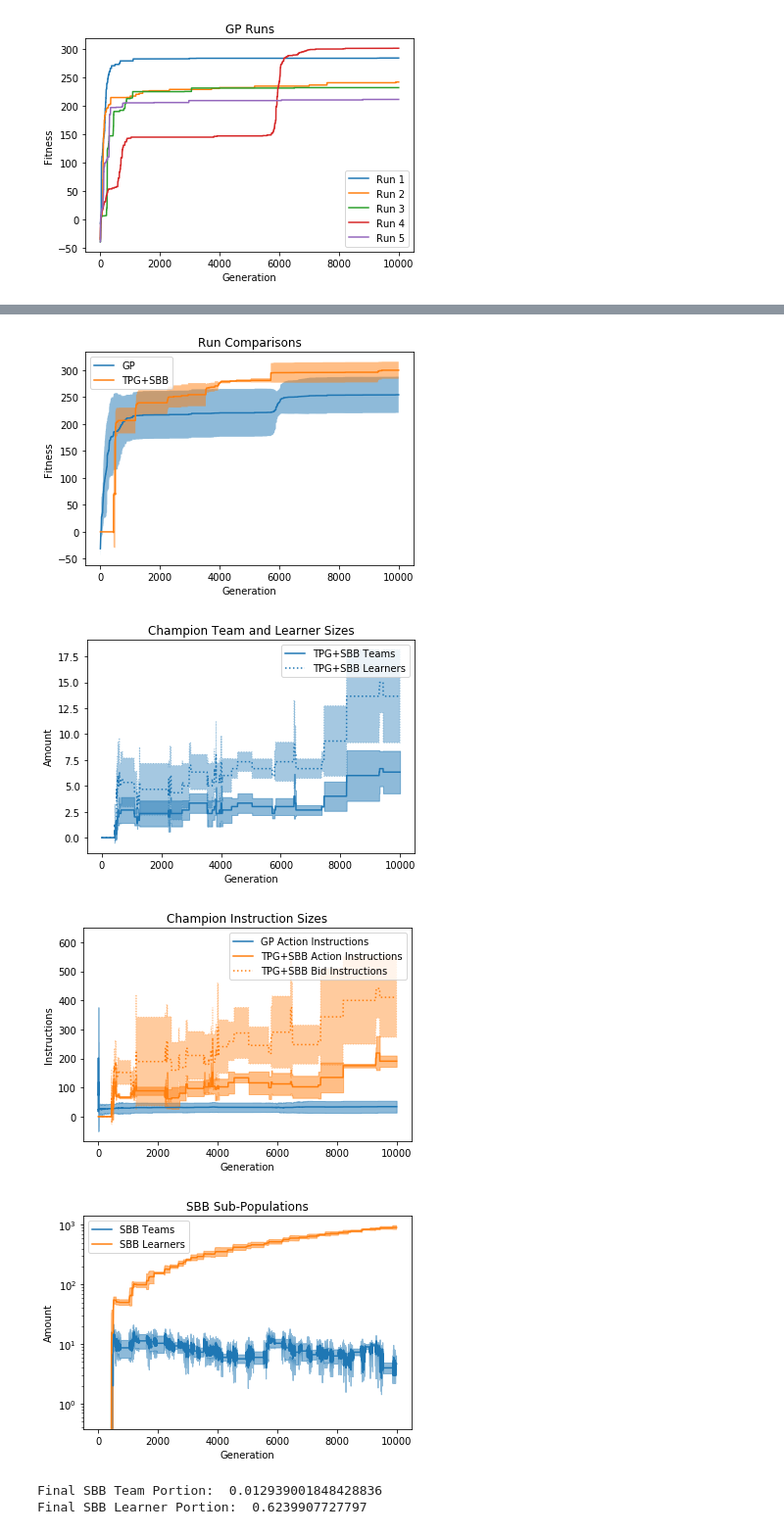
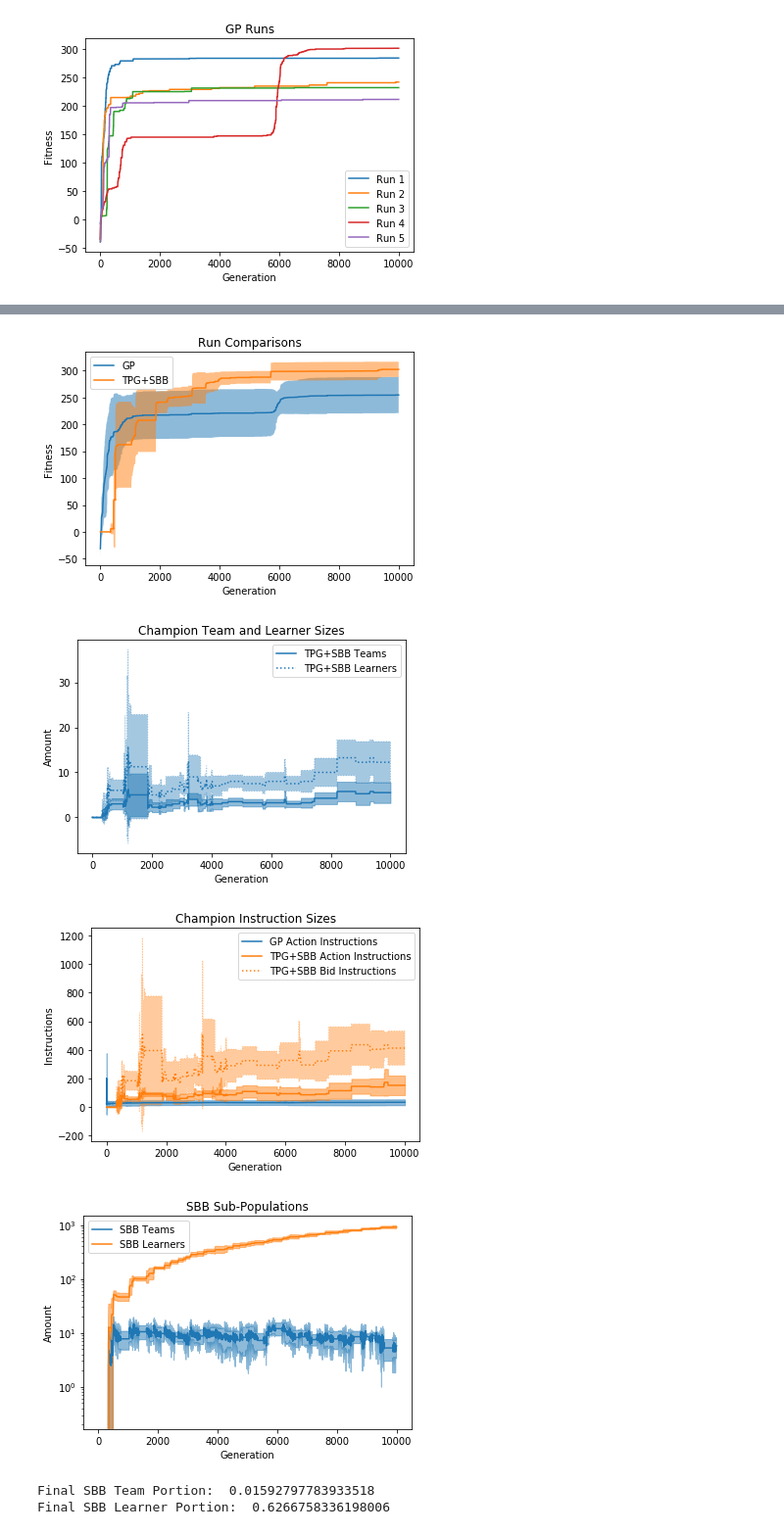
Before and after one commit to Ryan-Amaral/gp-bipedal-walker-analysis, a Jupyter notebook: basic_analysis.ipynb, the cells around one changed output, grey strips where cells are left out. Shown at 98% size. Drawn from its saved outputs; the diff is of its cells as text; code cells hidden in the pictures.

```diff
--- a/basic_analysis.ipynb
+++ b/basic_analysis.ipynb
@@ -26,7 +26,8 @@ dfs_gp = [df_gp_1, df_gp_2, df_gp_3, df_gp_4, df_gp_5]
 df_tpgsbb_1 = pd.read_csv("run-data/tpgsbb/1/log.csv")
 df_tpgsbb_2 = pd.read_csv("run-data/tpgsbb/2/log.csv")
 df_tpgsbb_3 = pd.read_csv("run-data/tpgsbb/3/log.csv")
-dfs_tpgsbb = [df_tpgsbb_1, df_tpgsbb_2, df_tpgsbb_3]
+df_tpgsbb_4 = pd.read_csv("run-data/tpgsbb/4/log.csv")
+dfs_tpgsbb = [df_tpgsbb_1, df_tpgsbb_2, df_tpgsbb_3, df_tpgsbb_4]
 # %%
 # GP runs
 for i in range(len(dfs_gp)):
@@ -79,7 +80,7 @@ plt.legend()
 plt.savefig("images/runs-compare.pdf")
 plt.show()
 # %% [output]
-[figure, old version]
+[figure, new version]
 # %%
 # comparison of champion team and learner sizes
 
@@ -104,7 +105,7 @@ plt.legend()
 
 plt.show()
 # %% [output]
-[figure, old version]
+[figure, new version]
 # %%
 # comparison of champion instruction sizes
 
@@ -136,7 +137,7 @@ plt.legend()
 
 plt.show()
 # %% [output]
-[figure, old version]
+[figure, new version]
 # %%
 # visualize sbb pop size over time in tpgsbb
 
@@ -147,35 +148,37 @@ learners_all_means, learners_all_stds = get_mean_std(dfs_tpgsbb, "b_learners", 1
 plt.plot(teams_all_means, color=colors[0], label="SBB Teams")
 plt.fill_between(range(10000),
                  teams_all_means-teams_all_stds, teams_all_means+teams_all_stds,
                 alpha=0.5, color=colors[0])
 
 plt.plot(learners_all_means, color=colors[1], label="SBB Learners")
 plt.fill_between(range(10000),
                  learners_all_means-learners_all_stds, learners_all_means+learners_all_stds,
                 alpha=0.5, color=colors[1])
 
 plt.title("SBB Sub-Populations")
 plt.xlabel("Generation")
 plt.ylabel("Amount")
 plt.legend()
 
 plt.yscale("log")
 plt.savefig("images/tpgsbb-subpops.pdf")
 plt.show()
 
 
 
 tpgsbb_teams_all = np.mean(np.array((df_tpgsbb_1["pop_teams"][9999],
                       df_tpgsbb_2["pop_teams"][9999],
-                      df_tpgsbb_3["pop_teams"][9999])))
+                      df_tpgsbb_3["pop_teams"][9999],
+                      df_tpgsbb_4["pop_teams"][9999])))
 
 tpgsbb_learners_all = np.mean(np.array((df_tpgsbb_1["pop_learners"][9999],
                       df_tpgsbb_2["pop_learners"][9999],
-                      df_tpgsbb_3["pop_learners"][9999])))
+                      df_tpgsbb_3["pop_learners"][9999],
+                      df_tpgsbb_4["pop_learners"][9999])))
 
 print("Final SBB Team Portion: ", teams_all_means[9999] / tpgsbb_teams_all)
 print("Final SBB Learner Portion: ", learners_all_means[9999] / tpgsbb_learners_all)
 # %% [output]
-[figure, old version]
+[figure, new version]
-Final SBB Team Portion:  0.012939001848428836
-Final SBB Learner Portion:  0.6239907727797
+Final SBB Team Portion:  0.01592797783933518
+Final SBB Learner Portion:  0.6266758336198006
```
Also changed, not shown: parts of 1 cell of this notebook, 5 other files.
